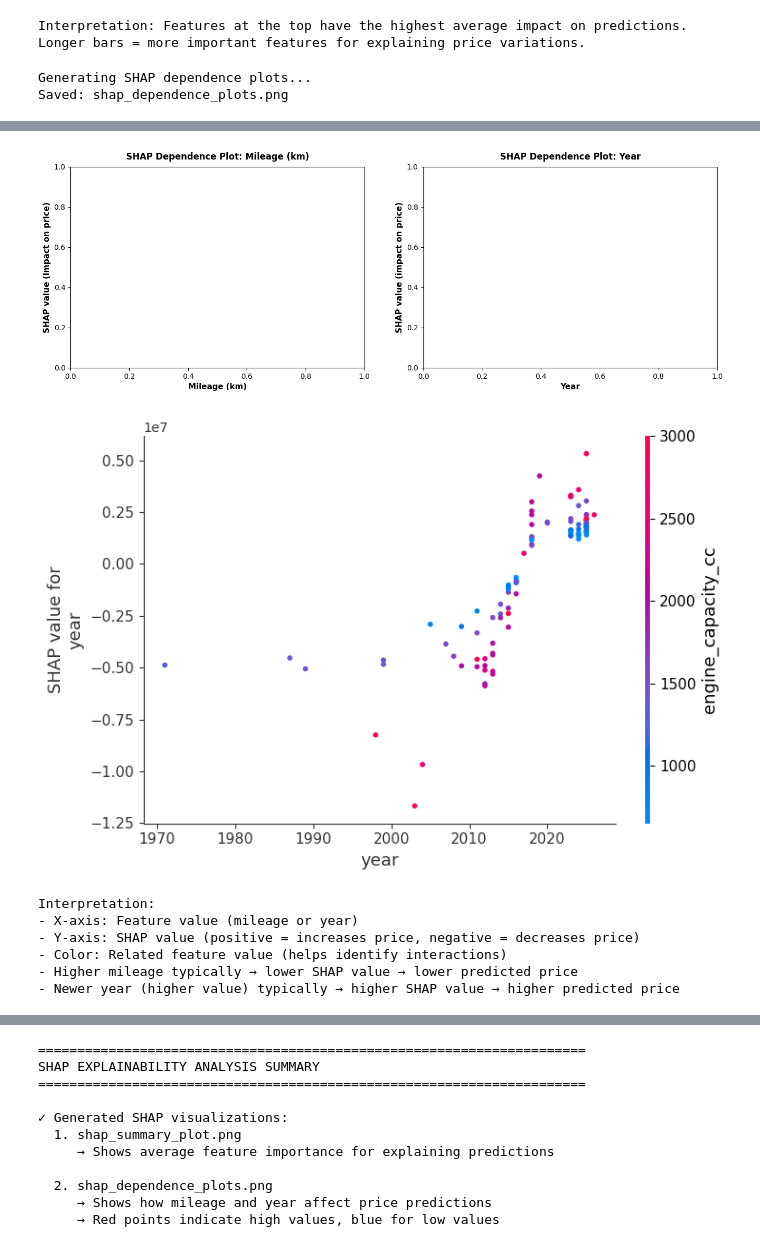
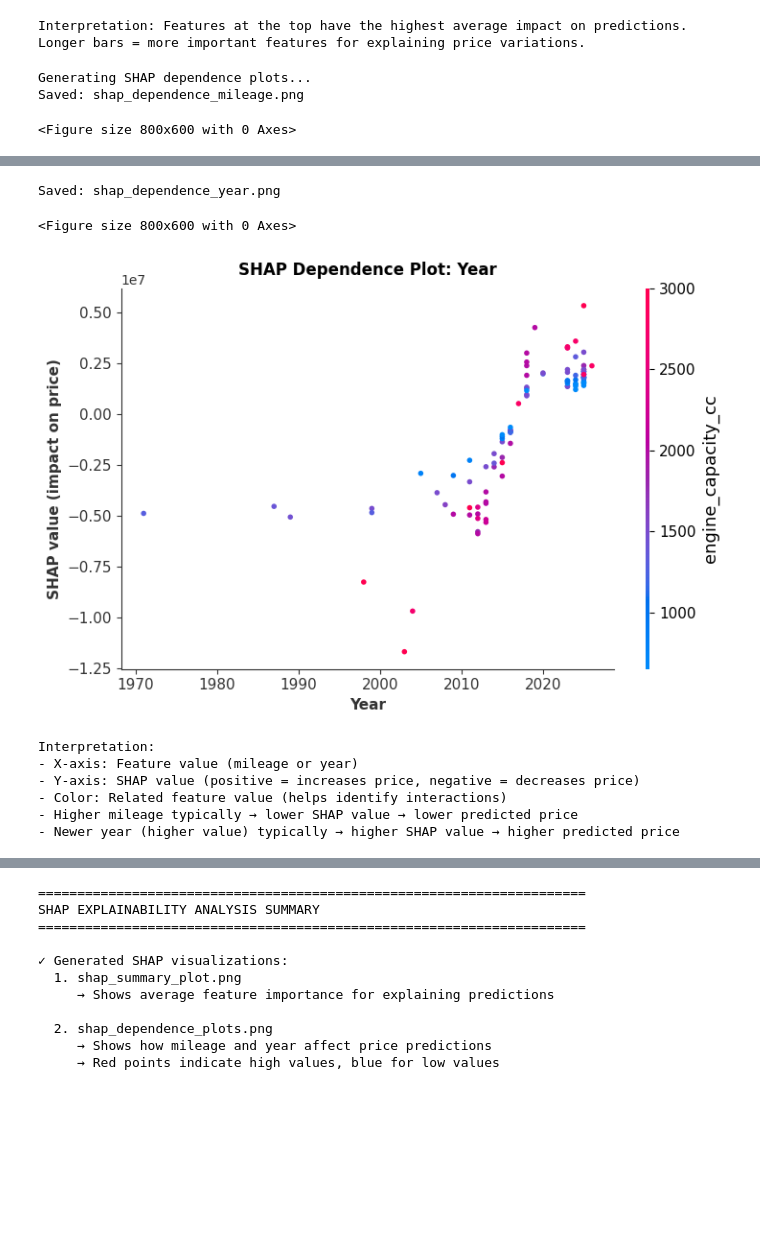
Before and after one commit to NethmaKarunathilaka/car-price-prediction, a Jupyter notebook: car_price_predict.ipynb, the cells around one changed output, grey strips where cells are left out. Drawn from its saved outputs; the diff is of its cells as text; code cells hidden in the pictures; blank space fills up the shorter version.

```diff
--- a/car_price_predict.ipynb
+++ b/car_price_predict.ipynb
@@ -502,25 +502,26 @@ Longer bars = more important features for explaining price variations.
 # Plot 2: SHAP Dependence Plots for mileage_km and year
 print("Generating SHAP dependence plots...")
 
-fig, axes = plt.subplots(1, 2, figsize=(16, 5))
-
 # Dependence plot for mileage_km
-plt.sca(axes[0])
+plt.figure(figsize=(8, 6))
 shap.dependence_plot("mileage_km", shap_values, X_test, show=False)
-axes[0].set_title("SHAP Dependence Plot: Mileage (km)", fontsize=12, fontweight="bold", pad=10)
-axes[0].set_xlabel("Mileage (km)", fontsize=11, fontweight="bold")
-axes[0].set_ylabel("SHAP value (impact on price)", fontsize=11, fontweight="bold")
+plt.title("SHAP Dependence Plot: Mileage (km)", fontsize=12, fontweight="bold", pad=10)
+plt.xlabel("Mileage (km)", fontsize=11, fontweight="bold")
+plt.ylabel("SHAP value (impact on price)", fontsize=11, fontweight="bold")
+plt.tight_layout()
+plt.savefig("shap_dependence_mileage.png", dpi=300, bbox_inches="tight")
+print("Saved: shap_dependence_mileage.png")
+plt.show()
 
 # Dependence plot for year
-plt.sca(axes[1])
+plt.figure(figsize=(8, 6))
 shap.dependence_plot("year", shap_values, X_test, show=False)
-axes[1].set_title("SHAP Dependence Plot: Year", fontsize=12, fontweight="bold", pad=10)
-axes[1].set_xlabel("Year", fontsize=11, fontweight="bold")
-axes[1].set_ylabel("SHAP value (impact on price)", fontsize=11, fontweight="bold")
-
+plt.title("SHAP Dependence Plot: Year", fontsize=12, fontweight="bold", pad=10)
+plt.xlabel("Year", fontsize=11, fontweight="bold")
+plt.ylabel("SHAP value (impact on price)", fontsize=11, fontweight="bold")
 plt.tight_layout()
-plt.savefig("shap_dependence_plots.png", dpi=300, bbox_inches="tight")
-print("Saved: shap_dependence_plots.png")
+plt.savefig("shap_dependence_year.png", dpi=300, bbox_inches="tight")
+print("Saved: shap_dependence_year.png")
 plt.show()
 
 print("\nInterpretation:")
@@ -531,4 +532,5 @@ print("- Higher mileage typically → lower SHAP value → lower predicted price
 print("- Newer year (higher value) typically → higher SHAP value → higher predicted price\n")
 # %% [output]
 Generating SHAP dependence plots...
-Saved: shap_dependence_plots.png
+Saved: shap_dependence_mileage.png
+<Figure size 800x600 with 0 Axes>
@@ -536,11 +538,12 @@ Saved: shap_dependence_plots.png
+Saved: shap_dependence_year.png
+<Figure size 800x600 with 0 Axes>
-[figure, old version]
+[figure, new version]
-[figure, removed]
-Interpretation:
-- X-axis: Feature value (mileage or year)
-- Y-axis: SHAP value (positive = increases price, negative = decreases price)
-- Color: Related feature value (helps identify interactions)
-- Higher mileage typically → lower SHAP value → lower predicted price
-- Newer year (higher value) typically → higher SHAP value → higher predicted price
+Interpretation:
+- X-axis: Feature value (mileage or year)
+- Y-axis: SHAP value (positive = increases price, negative = decreases price)
+- Color: Related feature value (helps identify interactions)
+- Higher mileage typically → lower SHAP value → lower predicted price
+- Newer year (higher value) typically → higher SHAP value → higher predicted price
 # %%
 # Plot 3: SHAP Waterfall Plot for One Test Sample
 print("Generating SHAP waterfall plot for a single test sample...")
```
Also changed, not shown: parts of 3 cells of this notebook, 1 other file.
